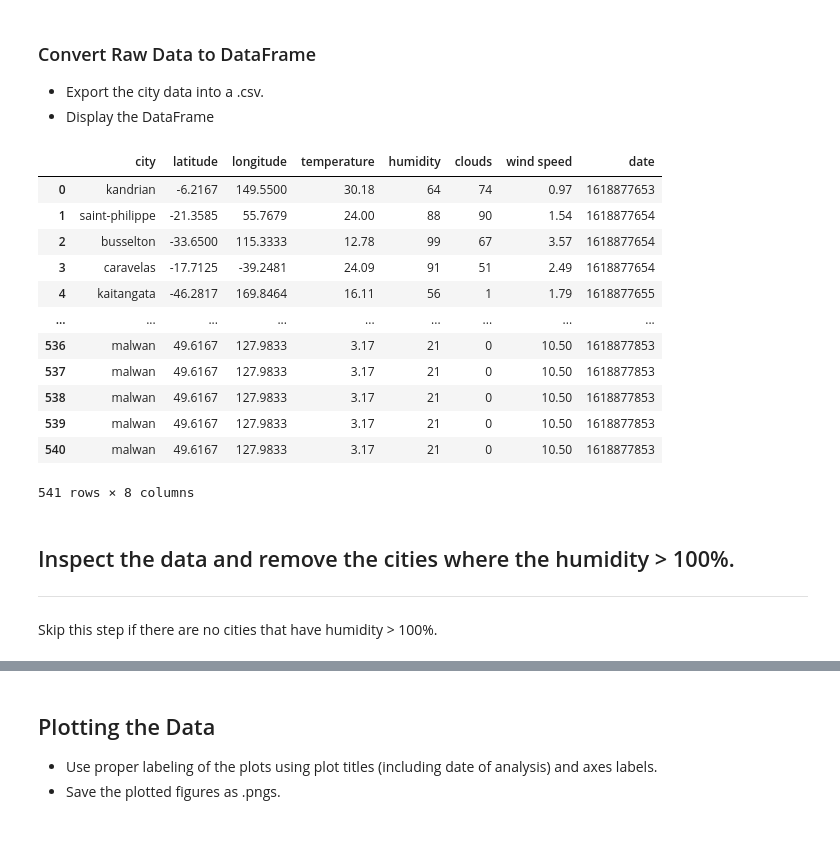
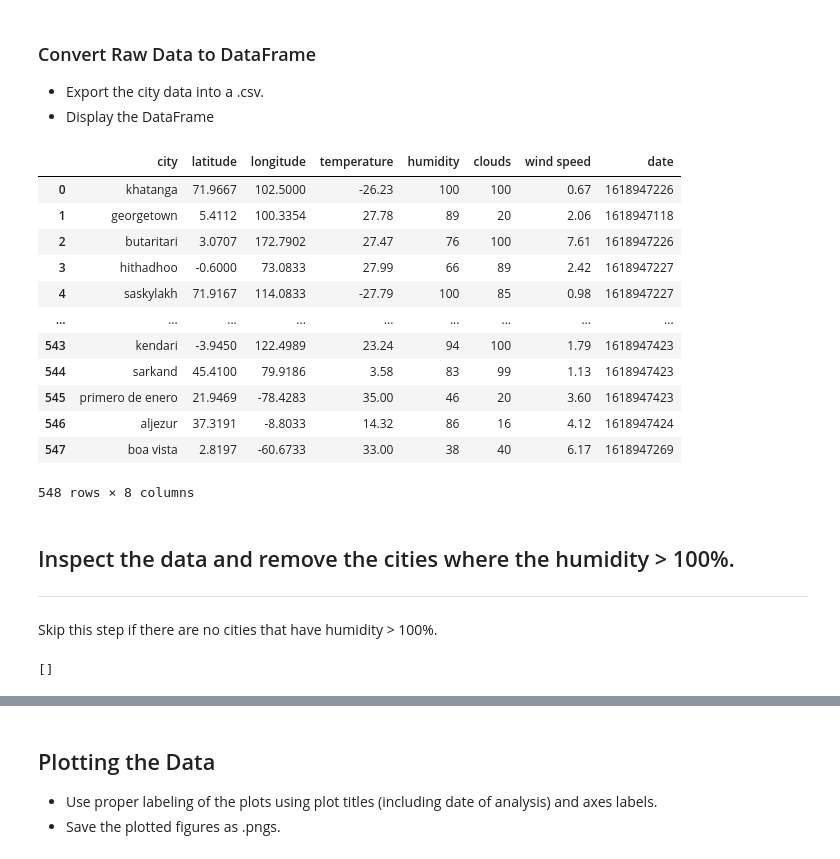
Before and after one commit to AnneNiemiec/Python-API, a Jupyter notebook: Weather_py/WeatherPy.ipynb, the cells around one changed output, grey strips where cells are left out. Cells and saved outputs as stored; diff of their text form; code cells hidden in the pictures.

```diff
--- a/Weather_py/WeatherPy.ipynb
+++ b/Weather_py/WeatherPy.ipynb
@@ -167,39 +149,40 @@ response1
 # %%
   #DataFrame
 # weather_dict = {
 #         "city": city,
 #         "latitude": latitude,
 #         "longitude": longitude,
 #         "temperature": temp_max,
 #         "humidity": humidity,
 #         "clouds": clouds,
 #         "wind speed": wind_speed,
 #         "date": date
 # }
 # cities_loop.append(weather_dict)
 # print(cities_loop)
 
 #Create DataFrame
-cities_loop_pd=pd.DataFrame(cities_loop)
-cities_loop_pd.head()
+# cities_loop_pd=pd.DataFrame(cities_loop)
+# cities_loop_pd.head()
 
  #City data into .csv
-cities_loop_pd.to_csv(index=False)
+# cities_loop_pd.to_csv('cities_loop.csv',index=False)
+cities_loop_pd=pd.read_csv('cities_loop.csv')
 cities_loop_pd
 # %% [output]
 |  | city | latitude | longitude | temperature | humidity | clouds | wind speed | date |
-| 0 | kandrian | -6.2167 | 149.5500 | 30.18 | 64 | 74 | 0.97 | 1618877653 |
-| 1 | saint-philippe | -21.3585 | 55.7679 | 24.00 | 88 | 90 | 1.54 | 1618877654 |
-| 2 | busselton | -33.6500 | 115.3333 | 12.78 | 99 | 67 | 3.57 | 1618877654 |
-| 3 | caravelas | -17.7125 | -39.2481 | 24.09 | 91 | 51 | 2.49 | 1618877654 |
-| 4 | kaitangata | -46.2817 | 169.8464 | 16.11 | 56 | 1 | 1.79 | 1618877655 |
+| 0 | khatanga | 71.9667 | 102.5000 | -26.23 | 100 | 100 | 0.67 | 1618947226 |
+| 1 | georgetown | 5.4112 | 100.3354 | 27.78 | 89 | 20 | 2.06 | 1618947118 |
+| 2 | butaritari | 3.0707 | 172.7902 | 27.47 | 76 | 100 | 7.61 | 1618947226 |
+| 3 | hithadhoo | -0.6000 | 73.0833 | 27.99 | 66 | 89 | 2.42 | 1618947227 |
+| 4 | saskylakh | 71.9167 | 114.0833 | -27.79 | 100 | 85 | 0.98 | 1618947227 |
 | ... | ... | ... | ... | ... | ... | ... | ... | ... |
-| 536 | malwan | 49.6167 | 127.9833 | 3.17 | 21 | 0 | 10.50 | 1618877853 |
-| 537 | malwan | 49.6167 | 127.9833 | 3.17 | 21 | 0 | 10.50 | 1618877853 |
-| 538 | malwan | 49.6167 | 127.9833 | 3.17 | 21 | 0 | 10.50 | 1618877853 |
-| 539 | malwan | 49.6167 | 127.9833 | 3.17 | 21 | 0 | 10.50 | 1618877853 |
-| 540 | malwan | 49.6167 | 127.9833 | 3.17 | 21 | 0 | 10.50 | 1618877853 |
+| 543 | kendari | -3.9450 | 122.4989 | 23.24 | 94 | 100 | 1.79 | 1618947423 |
+| 544 | sarkand | 45.4100 | 79.9186 | 3.58 | 83 | 99 | 1.13 | 1618947423 |
+| 545 | primero de enero | 21.9469 | -78.4283 | 35.00 | 46 | 20 | 3.60 | 1618947423 |
+| 546 | aljezur | 37.3191 | -8.8033 | 14.32 | 86 | 16 | 4.12 | 1618947424 |
+| 547 | boa vista | 2.8197 | -60.6733 | 33.00 | 38 | 40 | 6.17 | 1618947269 |
-541 rows × 8 columns
+548 rows × 8 columns
 # %% [markdown]
 ## Inspect the data and remove the cities where the humidity > 100%.
 ----
@@ -210,3 +201,7 @@ next(x[0] for x in enumerate(L) if x[1] > 100%)
+# %%
+humidity_indices
+# %% [output]
+[]
 # %%
 # Make a new DataFrame equal to the city data to drop all humidity outliers by index.
 # Passing "inplace=False" will make a copy of the city_data DataFrame, which we call "clean_city_data".
```
Also changed, not shown: parts of 20 cells of this notebook, 5 other files.
